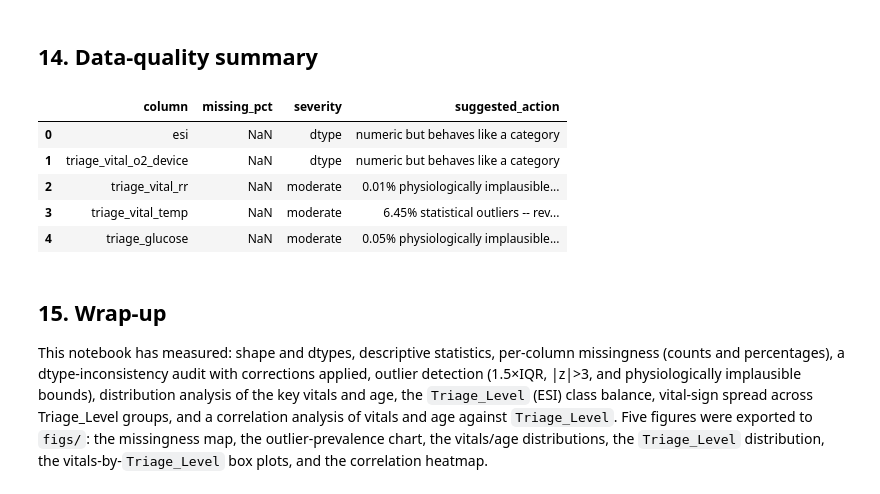
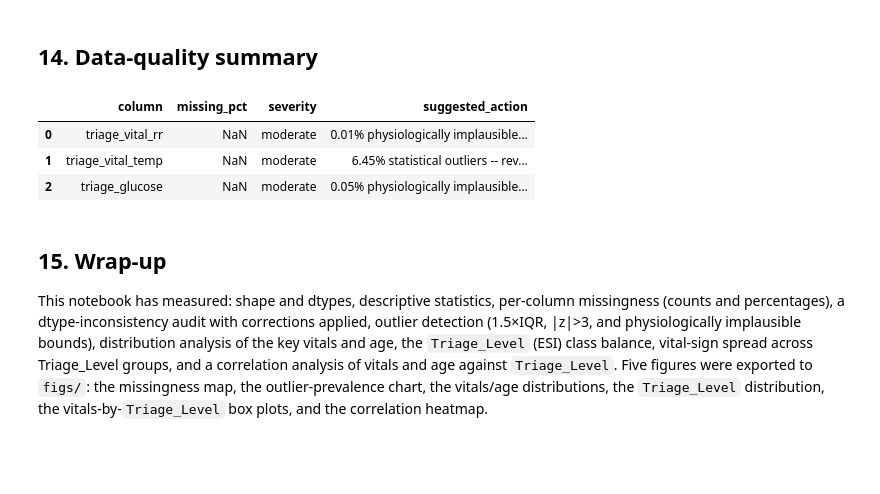
Before and after one commit to Tyler-Baksh/carisurg-portfolio, a Jupyter notebook: notebooks/Week5_DataExploration.ipynb, the cells around one changed output. Cells and saved outputs as stored; diff of their text form; code cells hidden in the pictures; blank space fills up the shorter version.

```diff
--- a/notebooks/Week5_DataExploration.ipynb
+++ b/notebooks/Week5_DataExploration.ipynb
@@ -180,29 +178,0 @@ dtype_audit
-# %%
-# Apply the corrections identified by the dtype audit above.
-
-# esi is an ORDINAL code (1 = most urgent ... 5 = least urgent), not a continuous quantity, but we
-# keep it as a nullable integer (not a bare category) so it still sorts/plots in the right order and
-# can be used numerically in the correlation analysis later in this notebook.
-df["esi"] = df["esi"].astype("Int64")
-
-# triage_vital_o2_device is a small-cardinality device code (e.g. room air vs supplemental O2),
-# not a measurement -- casting it to category stops it being summarised as if it were a vital sign.
-if "triage_vital_o2_device" in df.columns:
-    df["triage_vital_o2_device"] = df["triage_vital_o2_device"].astype("category")
-
-# Any object column the audit found to be >90% numeric-parseable gets converted for real use downstream.
-text_to_numeric = dtype_audit[dtype_audit["issue"] == "numeric stored as text"]
-for _, row in text_to_numeric.iterrows():
-    col = row["column"]
-    df[col] = pd.to_numeric(df[col], errors="coerce")
-    print(f"Converted {col} to numeric (was stored as text).")
-
-# Target alias: the assignment brief calls the triage-acuity label 'Triage_Level'; in this dataset
-# it is the Yale-EMMLC Emergency Severity Index ('esi'). We alias it here, after the dtype fix
-# above, so every later section can refer to it by the assignment's name.
-TARGET = "Triage_Level"
-df[TARGET] = df["esi"]
-
-print("\nCorrected dtypes:")
-print(df[["esi", TARGET] + (["triage_vital_o2_device"] if "triage_vital_o2_device" in df.columns else [])].dtypes)
-print("\nTriage_Level values present:", sorted(df[TARGET].dropna().unique().tolist()))
@@ -401,13 +365,13 @@ Name: count, dtype: Float64
 # %% [markdown]
 **CLINICAL CONTEXT:** if triage is behaving as a physiological signal (and not purely a clerical judgement), the sicker patients (low `Triage_Level`) should show more deranged vitals. Comparing each vital's spread *across* Triage_Level groups is a direct check of that assumption, and shows which single vital is the strongest acuity signal on its own, useful context before any multivariate model is built.
 # %%
-triage_levels = sorted(df[TARGET].dropna().unique().tolist())
+triage_levels = sorted(df["esi"].dropna().unique().tolist())
 
 fig, axes = plt.subplots(2, 4, figsize=(16, 7))
 panels = axes.ravel()
 
 for panel, col in zip(panels, VITALS):
-    groups = [pd.to_numeric(df.loc[df[TARGET] == level, col], errors="coerce").dropna()
+    groups = [pd.to_numeric(df.loc[df["esi"] == level, col], errors="coerce").dropna()
               for level in triage_levels]
     low, high, unit = NORMAL_RANGES[col]
     label = col.replace("triage_vital_", "").replace("_", " ")
@@ -472,45 +436,36 @@ issues = []
 for col, row in missing_report.iterrows():
     severity = "high" if row["missing_pct"] >= 25 else ("moderate" if row["missing_pct"] >= 10 else "low")
     issues.append({
         "column": col,
         "missing_pct": row["missing_pct"],
         "severity": severity,
         "suggested_action": "review for drop / imputation strategy" if severity != "low" else "monitor",
-    })
-for _, r in dtype_audit.iterrows():
-    issues.append({
-        "column": r["column"],
-        "missing_pct": np.nan,
-        "severity": "dtype",
-        "suggested_action": r["issue"],
     })
 
 # Fold the outlier / implausible-value findings from Section 9 into the same table.
 for col, row in outlier_summary.iterrows():
     if row["implausible_pct"] > 0:
         issues.append({
             "column": col,
             "missing_pct": np.nan,
             "severity": "high" if row["implausible_pct"] >= 1 else "moderate",
             "suggested_action": f"{row['implausible_pct']}% physiologically implausible -- recode as missing, do not impute as-is",
         })
     elif row["iqr_outlier_pct"] >= 5:
         issues.append({
             "column": col,
             "missing_pct": np.nan,
             "severity": "moderate",
             "suggested_action": f"{row['iqr_outlier_pct']}% statistical outliers -- review, likely genuine extreme values",
         })
 
 quality_summary = pd.DataFrame(issues)
 quality_summary
 # %% [output]
 |  | column | missing_pct | severity | suggested_action |
-| 0 | esi | NaN | dtype | numeric but behaves like a category |
-| 1 | triage_vital_o2_device | NaN | dtype | numeric but behaves like a category |
-| 2 | triage_vital_rr | NaN | moderate | 0.01% physiologically implausible... |
-| 3 | triage_vital_temp | NaN | moderate | 6.45% statistical outliers -- rev... |
-| 4 | triage_glucose | NaN | moderate | 0.05% physiologically implausible... |
+| 0 | triage_vital_rr | NaN | moderate | 0.01% physiologically implausible... |
+| 1 | triage_vital_temp | NaN | moderate | 6.45% statistical outliers -- rev... |
+| 2 | triage_glucose | NaN | moderate | 0.05% physiologically implausible... |
 # %% [markdown]
 ## 15. Wrap-up
 
```
Also changed, not shown: parts of 22 cells of this notebook.
